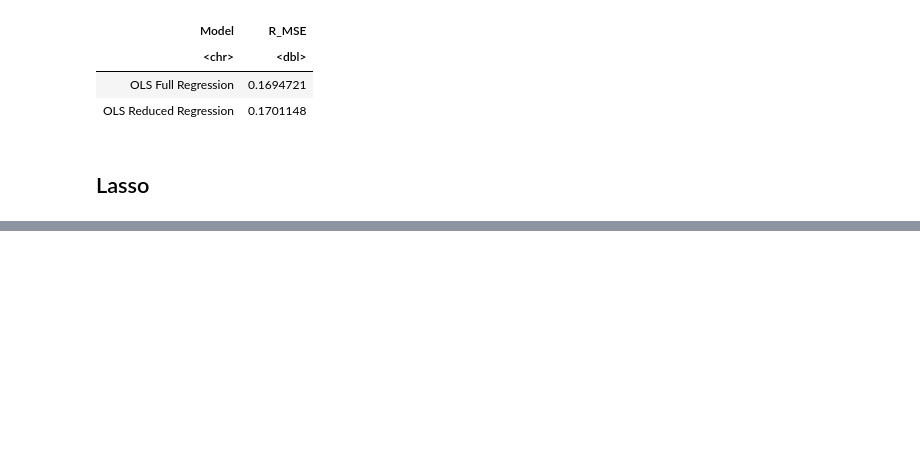
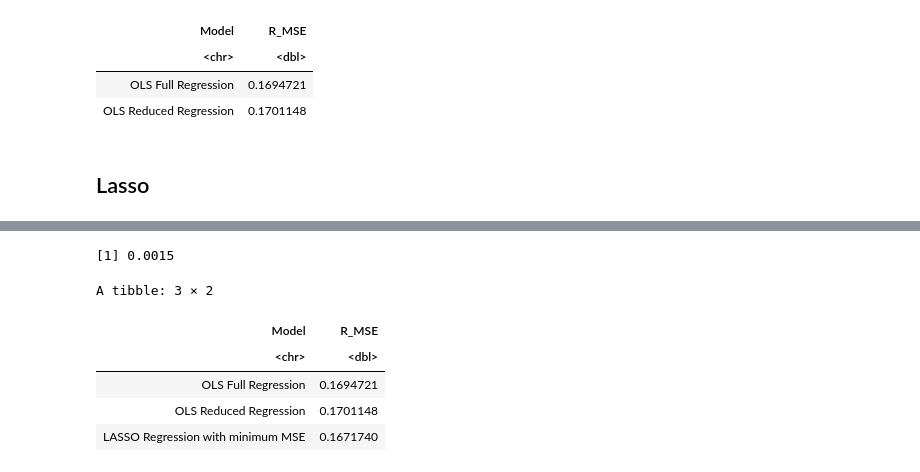
Before and after one commit to Sakiyoo/STAT-301-GROUP-, a Jupyter notebook: Final report code.ipynb, the cells around one changed output, grey strips where cells are left out. Cells and saved outputs as stored; diff of their text form; code cells hidden in the pictures; blank space fills up the shorter version.

```diff
--- a/Final report code.ipynb
+++ b/Final report code.ipynb
@@ -467,0 +488,28 @@ ERROR: Error in elnet(xd, is.sparse, ix, jx, y, weights, offset, type.gaussian,
+# %%
+crime_lambda_min_MSE_LASSO <- round(crime_cv_lambda_LASSO$lambda.min, 4)
+crime_lambda_min_MSE_LASSO
+# %% [output]
+[1] 0.0015
+# %%
+crime_cv_lambda_LASSO <- glmnet(
+    x = crime_train_X,
+    y = crime_train_Y,
+    alpha = 1,
+    lambda = crime_lambda_min_MSE_LASSO)
+# %%
+crime_test_pred_LASSO_min <- predict(crime_cv_lambda_LASSO, newx = crime_test_X)
+# %%
+crime_R_MSE_pred_models <- rbind(crime_R_MSE_pred_models,
+    tibble(
+    Model = "LASSO Regression with minimum MSE",
+    R_MSE = rmse(
+        preds = crime_test_pred_LASSO_min,
+        actuals = crime_test$totCrimesPerPop)))
+crime_R_MSE_pred_models
+# %% [output]
+A tibble: 3 × 2
+| Model | R_MSE |
+| <chr> | <dbl> |
+| OLS Full Regression | 0.1694721 |
+| OLS Reduced Regression | 0.1701148 |
+| LASSO Regression with minimum MSE | 0.1671740 |
```
Also changed, not shown: parts of 4 cells of this notebook.
